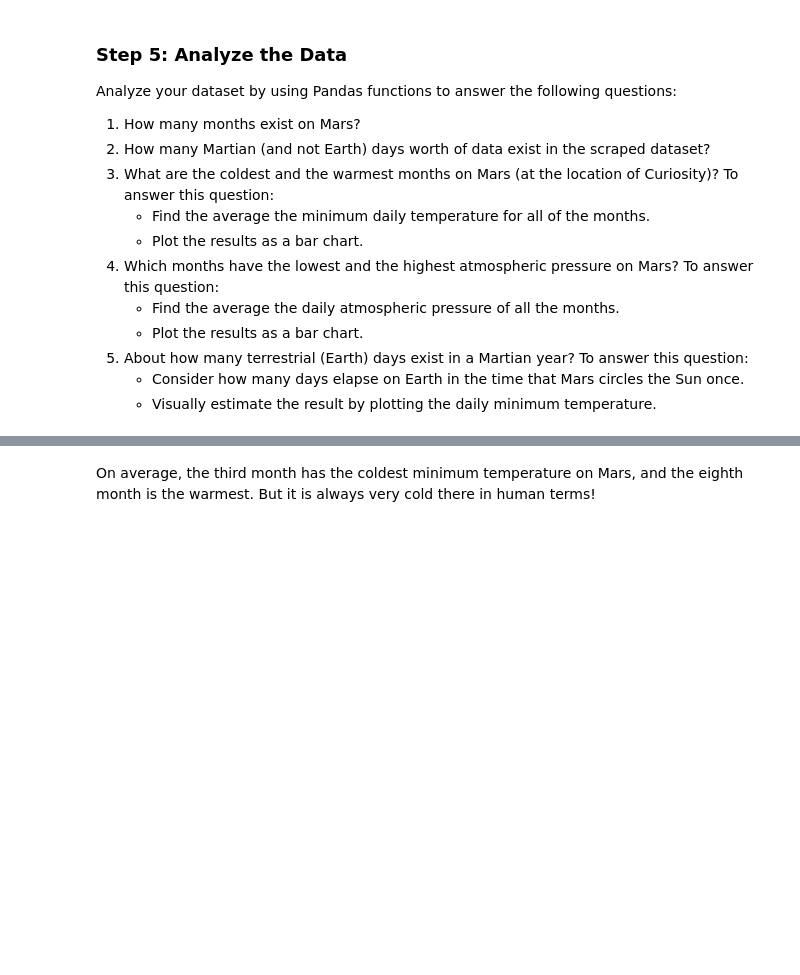
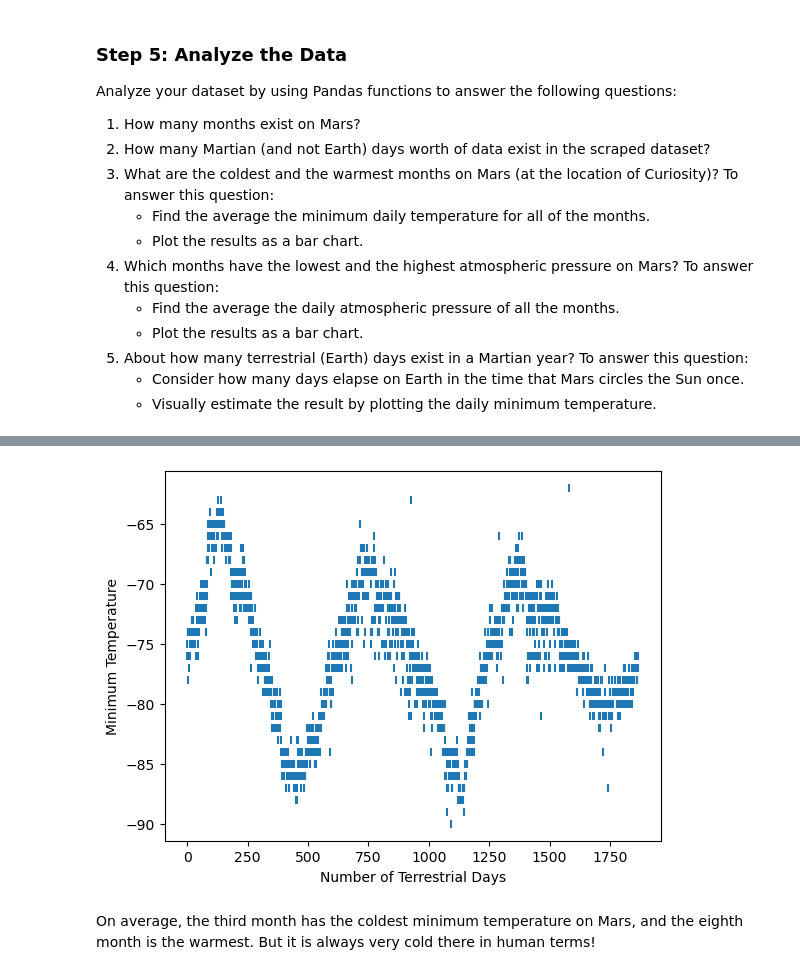
Before and after one commit to vdescioli/datacollection-challenge, a Jupyter notebook: part_2_mars_weather.ipynb, the cells around one changed output, grey strips where cells are left out. Saved outputs shown, nothing was run; the diff lists cells and outputs as text; code cells hidden in the pictures; blank space fills up the shorter version.

```diff
--- a/part_2_mars_weather.ipynb
+++ b/part_2_mars_weather.ipynb
@@ -164,5 +236,11 @@ Analyze your dataset by using Pandas functions to answer the following questions
 # %%
 # 5. How many terrestrial (earth) days are there in a Martian year?
+plt.scatter(mars_df.index, mars_df["min_temp"], marker="|")
+plt.xlabel("Number of Terrestrial Days")
+plt.ylabel("Minimum Temperature")
+plt.show()
+# %% [output]
+[figure, added]
 # %% [markdown]
 On average, the third month has the coldest minimum temperature on Mars, and the eighth month is the warmest. But it is always very cold there in human terms!
 # %% [markdown]
```
Also changed, not shown: parts of 8 cells of this notebook, 1 other file.
